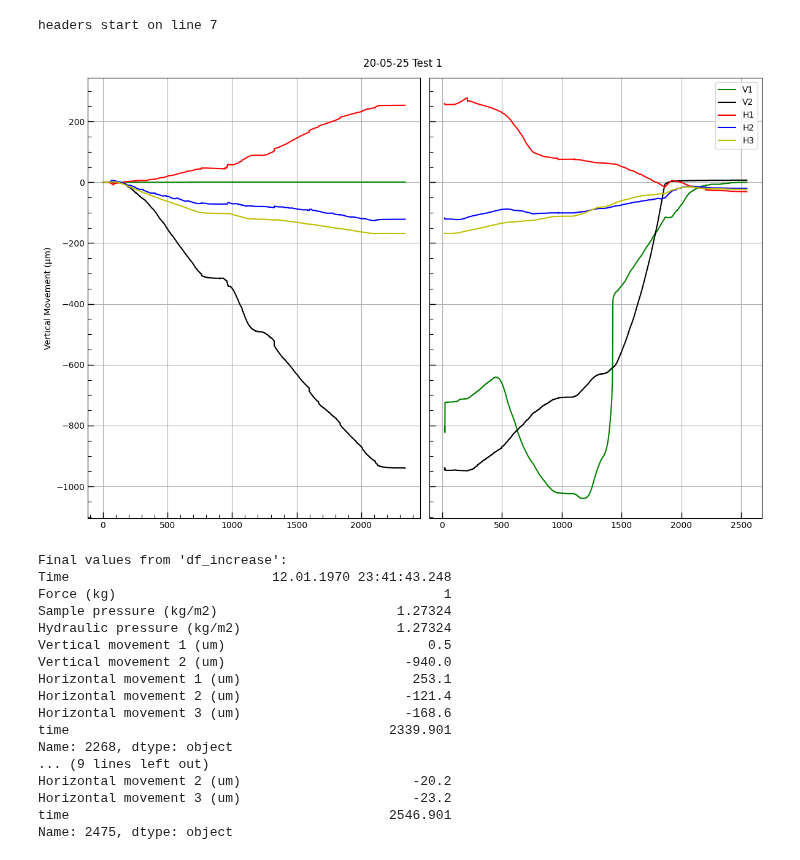
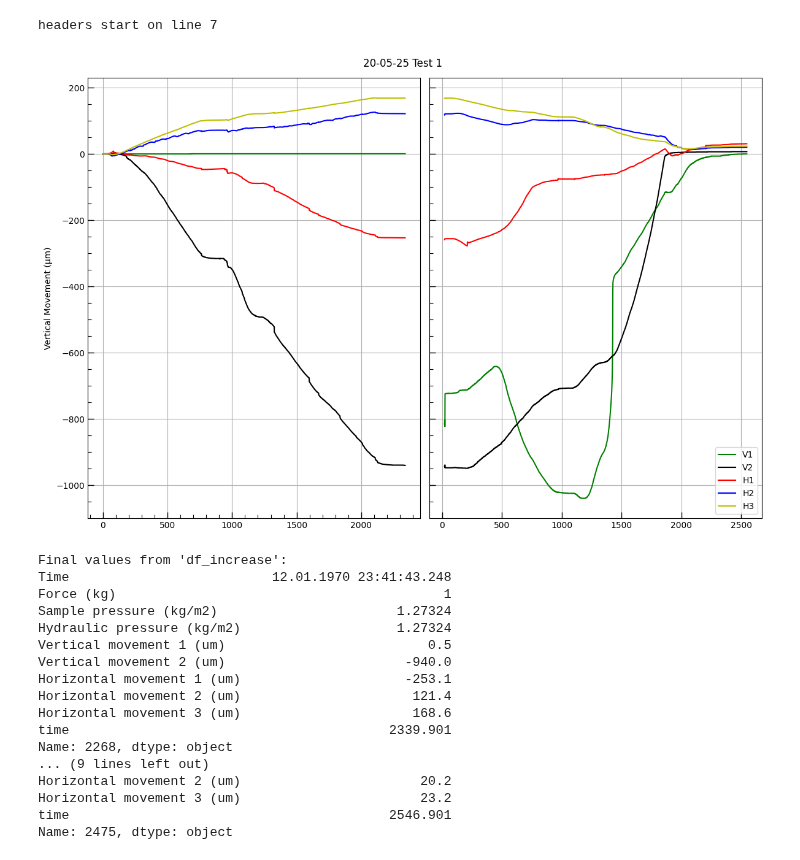
Before and after one commit to Brogan8813/strain-cell, a Jupyter notebook: PPMS_Data_and_Plotting/Data/PSI_P_cell/Plot_positions_all_vertical.ipynb, the cells around one changed output. Saved outputs shown, nothing was run; the diff lists cells and outputs as text; code cells hidden in the pictures.

```diff
--- a/PPMS_Data_and_Plotting/Data/PSI_P_cell/Plot_positions_all_vertical.ipynb
+++ b/PPMS_Data_and_Plotting/Data/PSI_P_cell/Plot_positions_all_vertical.ipynb
@@ -316,7 +324,13 @@ df_decrease['Vertical movement 2 (um)'] = -df_decrease['Vertical movement 2 (um)
 df_increase['Vertical movement 1 (um)'] = -df_increase['Vertical movement 1 (um)']
 df_increase['Vertical movement 2 (um)'] = -df_increase['Vertical movement 2 (um)']
 
-
+#horizontal ones too
+df_decrease['Horizontal movement 1 (um)'] = -df_decrease['Horizontal movement 1 (um)']
+df_decrease['Horizontal movement 2 (um)'] = -df_decrease['Horizontal movement 2 (um)']
+df_decrease['Horizontal movement 3 (um)'] = -df_decrease['Horizontal movement 3 (um)']
+df_increase['Horizontal movement 1 (um)'] = -df_increase['Horizontal movement 1 (um)']
+df_increase['Horizontal movement 2 (um)'] = -df_increase['Horizontal movement 2 (um)']
+df_increase['Horizontal movement 3 (um)'] = -df_increase['Horizontal movement 3 (um)']
 
 
 #print(df_increase[['Time', 'elapsed_seconds']])
@@ -385,34 +399,34 @@ axs[1].plot(x1, y33, label='H3', color='y')
 axs[1].tick_params(axis='both', which='major',
                direction='in',       # ticks go inward
                length=7,             # length of major ticks
                width=1)
 
 # Customize minor ticks
 axs[1].tick_params(axis='both', which='minor',
                direction='in',       # ticks go inward
                length=4,             # length of minor ticks
                width=0.8)
 axs[1].grid('both')
 figsize=(2, 4)
 
 axs[1].legend()
 plt.suptitle('20-05-25 Test 1')
 plt.tight_layout()
 plt.show()
 
 # Final values from each column
 final_vals_increase = df_increase.iloc[-1]
 final_vals_decrease = df_decrease.iloc[-1]
 
 # Display results
 print("\nFinal values from 'df_increase':")
 print(final_vals_increase)
 
 print("\nFinal values from 'df_decrease':")
 print(final_vals_decrease)
 # %% [output]
 headers start on line 7
-[figure, old version]
+[figure, new version]
 Final values from 'df_increase':
 Time                          12.01.1970 23:41:43.248
 Force (kg)                                          1
@@ -420,14 +434,14 @@ Sample pressure (kg/m2)                       1.27324
 Hydraulic pressure (kg/m2)                    1.27324
 Vertical movement 1 (um)                          0.5
 Vertical movement 2 (um)                       -940.0
-Horizontal movement 1 (um)                      253.1
-Horizontal movement 2 (um)                     -121.4
-Horizontal movement 3 (um)                     -168.6
+Horizontal movement 1 (um)                     -253.1
+Horizontal movement 2 (um)                      121.4
+Horizontal movement 3 (um)                      168.6
 time                                         2339.901
 Name: 2268, dtype: object
 ... (9 lines left out)
-Horizontal movement 2 (um)                      -20.2
-Horizontal movement 3 (um)                      -23.2
+Horizontal movement 2 (um)                       20.2
+Horizontal movement 3 (um)                       23.2
 time                                         2546.901
 Name: 2475, dtype: object
 # %%
```
Also changed, not shown: parts of 5 cells of this notebook, 10 other files.
